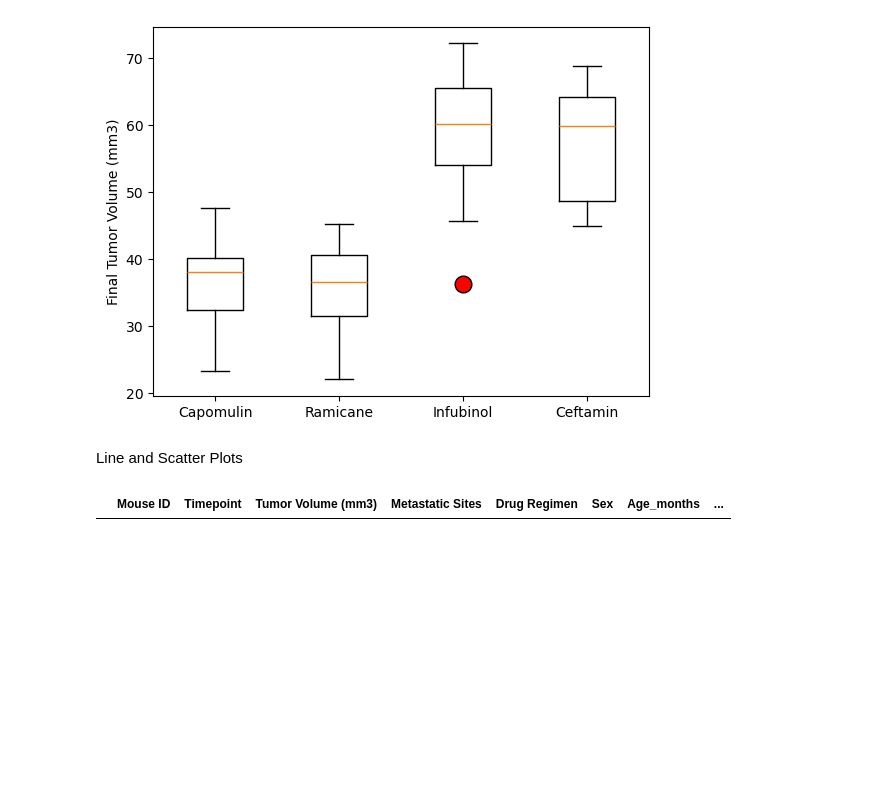
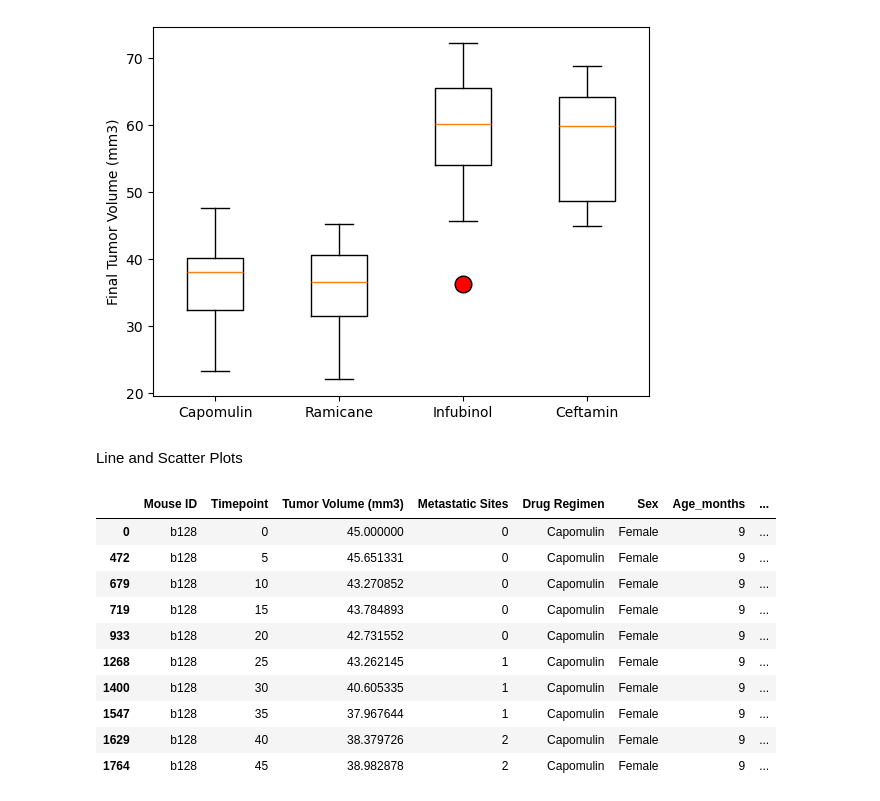
Before and after one commit to natbiorg/data_visualization_challenge, a Jupyter notebook: pymaceuticals.ipynb, the cells around one changed output. Drawn from its saved outputs; the diff is of its cells as text; code cells hidden in the pictures; blank space fills up the shorter version.

```diff
--- a/pymaceuticals.ipynb
+++ b/pymaceuticals.ipynb
@@ -281,12 +254,22 @@ plt.show()
 # %% [markdown]
 Line and Scatter Plots
 # %%
-mouse_id = 'i509'
-cap_data = clean_timepoint_df[(clean_timepoint_df['Drug Regimen']== 'Capomulin') & (clean_timepoint_df['Mouse ID']== mouse_id)]
+mouse_id = 'b128'
+cap_data = clean_df[(clean_df['Drug Regimen']== 'Capomulin') & (clean_df['Mouse ID']== mouse_id)]
 
 cap_data
 # %% [output]
 |  | Mouse ID | Timepoint | Tumor Volume (mm3) | Metastatic Sites | Drug Regimen | Sex | Age_months | ... |
+| 0 | b128 | 0 | 45.000000 | 0 | Capomulin | Female | 9 | ... |
+| 472 | b128 | 5 | 45.651331 | 0 | Capomulin | Female | 9 | ... |
+| 679 | b128 | 10 | 43.270852 | 0 | Capomulin | Female | 9 | ... |
+| 719 | b128 | 15 | 43.784893 | 0 | Capomulin | Female | 9 | ... |
+| 933 | b128 | 20 | 42.731552 | 0 | Capomulin | Female | 9 | ... |
+| 1268 | b128 | 25 | 43.262145 | 1 | Capomulin | Female | 9 | ... |
+| 1400 | b128 | 30 | 40.605335 | 1 | Capomulin | Female | 9 | ... |
+| 1547 | b128 | 35 | 37.967644 | 1 | Capomulin | Female | 9 | ... |
+| 1629 | b128 | 40 | 38.379726 | 2 | Capomulin | Female | 9 | ... |
+| 1764 | b128 | 45 | 38.982878 | 2 | Capomulin | Female | 9 | ... |
 # %%
 # Generate a line plot of tumor volume vs. time point for a single mouse treated with Capomulin
 
```
Also changed, not shown: parts of 5 cells of this notebook.
